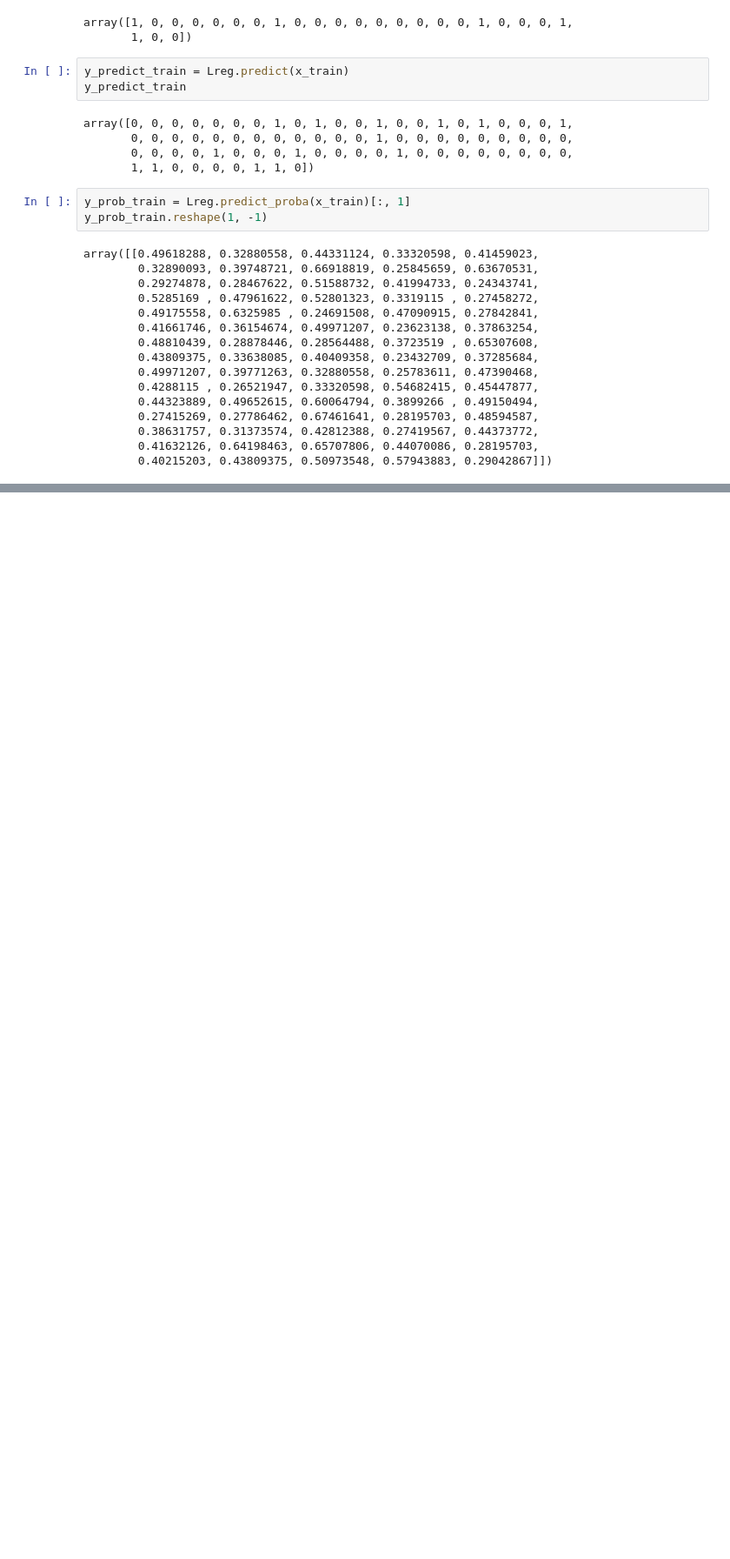
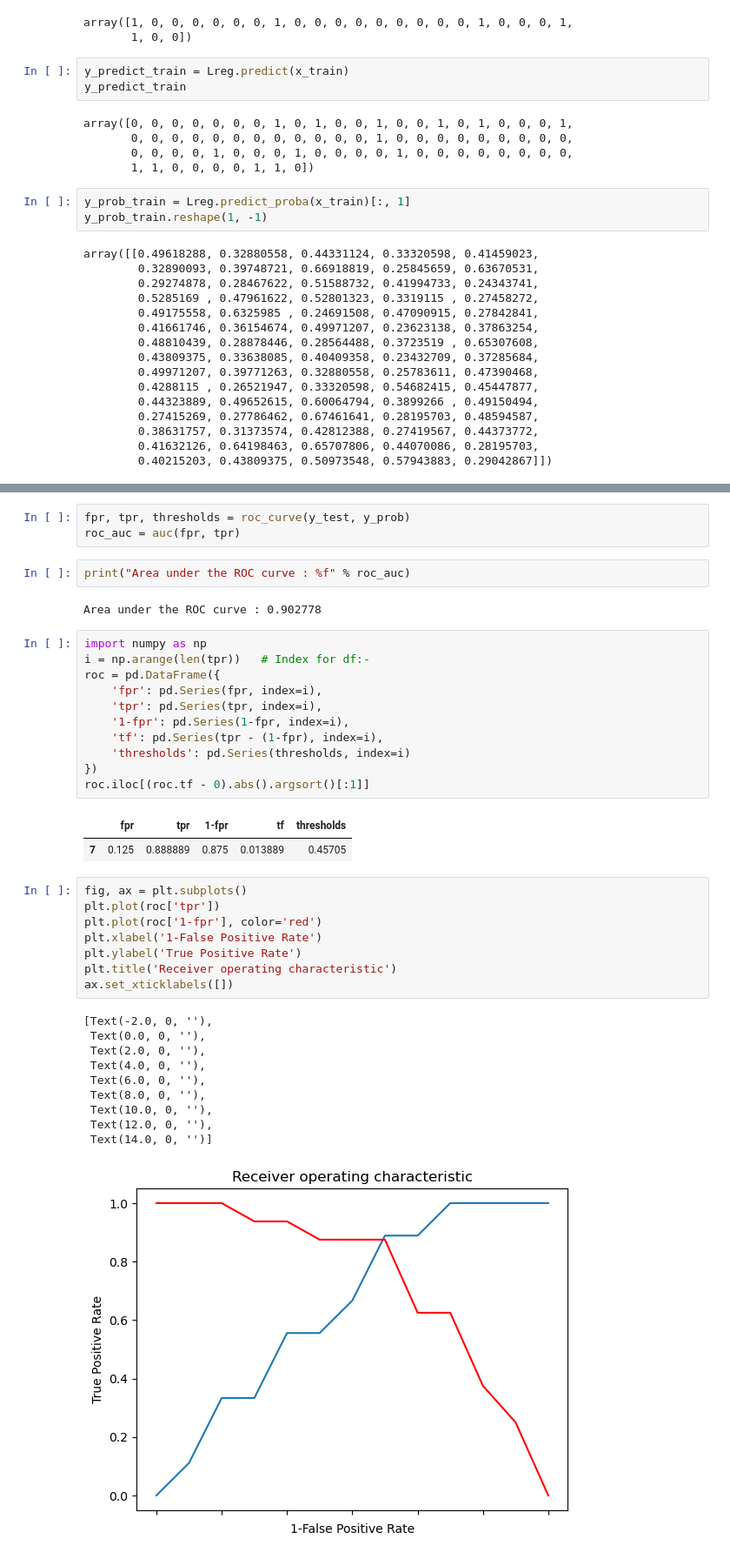
Before and after one commit to Divyanshu1117/Data-Analytics-With-Python, a Jupyter notebook: Week 9/Logistic Regression ROC Analysis.ipynb, the cells around one changed output, grey strips where cells are left out. Shown at 87% size. Cells and saved outputs as stored; diff of their text form; blank space fills up the shorter version.

```diff
--- a/Week 9/Logistic Regression ROC Analysis.ipynb
+++ b/Week 9/Logistic Regression ROC Analysis.ipynb
@@ -167,0 +366,40 @@ weighted avg       0.77      0.76      0.74        25
+# %%
+fpr, tpr, thresholds = roc_curve(y_test, y_prob)
+roc_auc = auc(fpr, tpr)
+# %%
+print("Area under the ROC curve : %f" % roc_auc)
+# %% [output]
+Area under the ROC curve : 0.902778
+# %%
+import numpy as np
+i = np.arange(len(tpr))   # Index for df:-
+roc = pd.DataFrame({
+    'fpr': pd.Series(fpr, index=i),
+    'tpr': pd.Series(tpr, index=i),
+    '1-fpr': pd.Series(1-fpr, index=i),
+    'tf': pd.Series(tpr - (1-fpr), index=i),
+    'thresholds': pd.Series(thresholds, index=i)
+})
+roc.iloc[(roc.tf - 0).abs().argsort()[:1]]
+# %% [output]
+|  | fpr | tpr | 1-fpr | tf | thresholds |
+| 7 | 0.125 | 0.888889 | 0.875 | 0.013889 | 0.45705 |
+# %%
+fig, ax = plt.subplots()
+plt.plot(roc['tpr'])
+plt.plot(roc['1-fpr'], color='red')
+plt.xlabel('1-False Positive Rate')
+plt.ylabel('True Positive Rate')
+plt.title('Receiver operating characteristic')
+ax.set_xticklabels([])
+# %% [output]
+[Text(-2.0, 0, ''),
+ Text(0.0, 0, ''),
+ Text(2.0, 0, ''),
+ Text(4.0, 0, ''),
+ Text(6.0, 0, ''),
+ Text(8.0, 0, ''),
+ Text(10.0, 0, ''),
+ Text(12.0, 0, ''),
+ Text(14.0, 0, '')]
+[figure, added]
```
Also changed, not shown: parts of 48 cells of this notebook, 5 other files.
